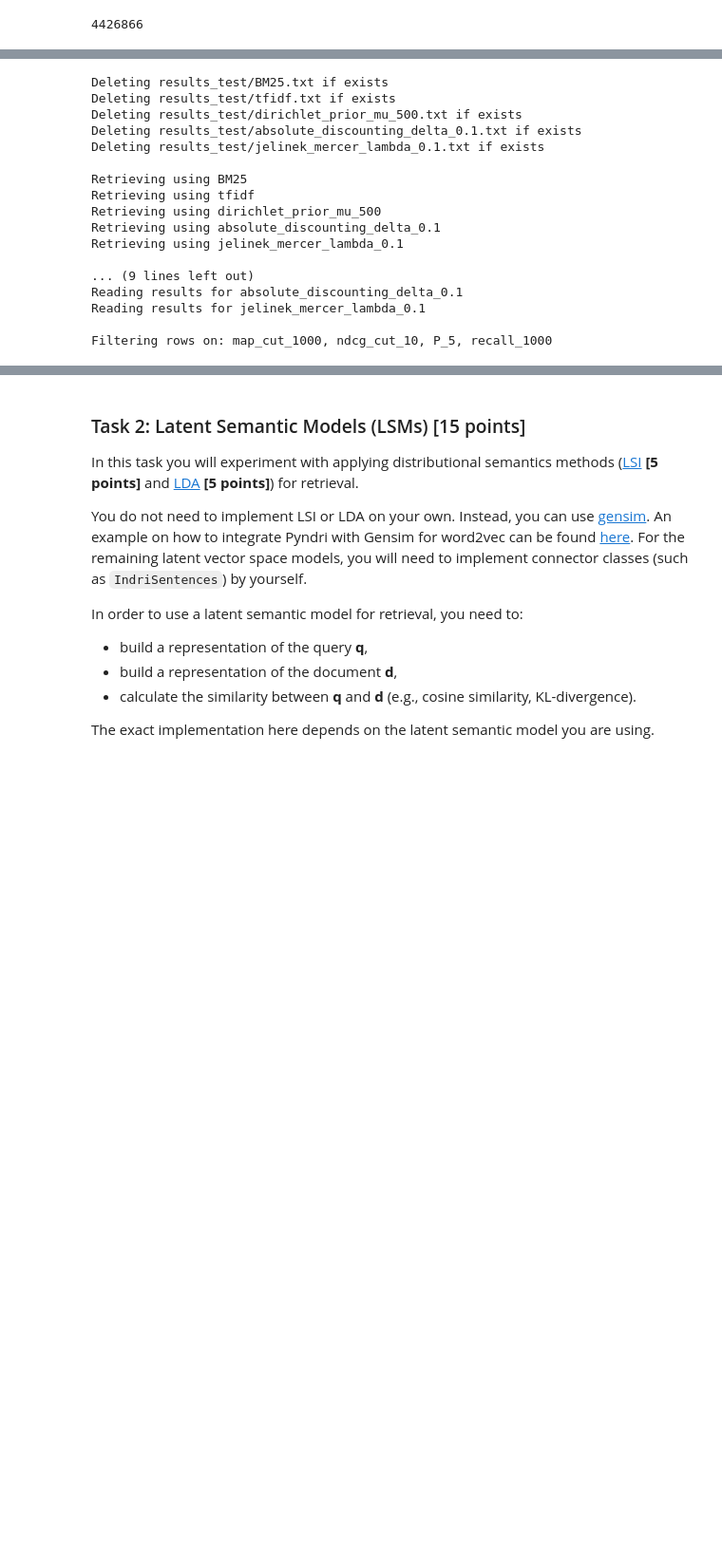
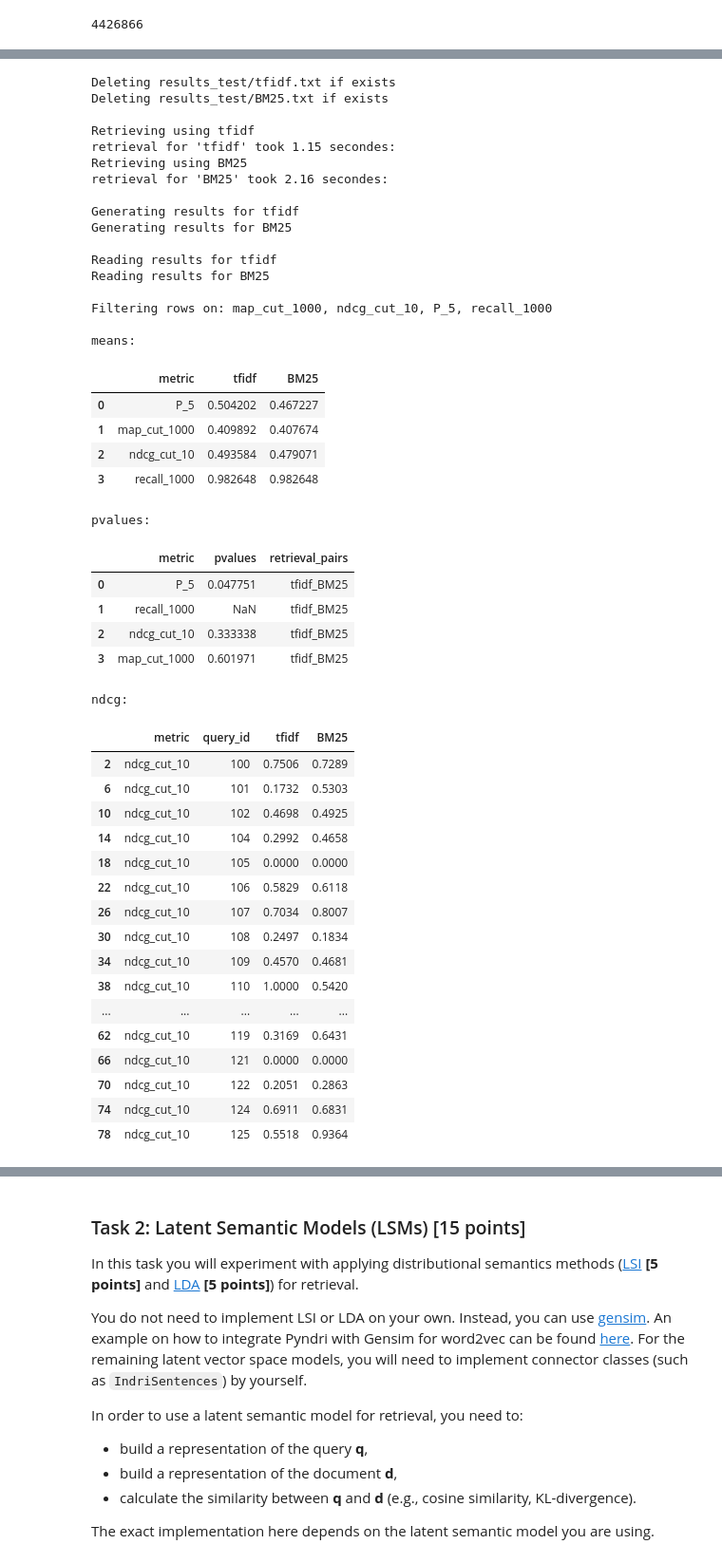
Before and after one commit to MichelleAppel/IR2, a Jupyter notebook: assignment.ipynb, the cells around one changed output, grey strips where cells are left out. Shown at 95% size. Drawn from its saved outputs; the diff is of its cells as text; code cells hidden in the pictures; blank space fills up the shorter version.

Commit message:
cleaning up analysis of results

```diff
--- a/assignment.ipynb
+++ b/assignment.ipynb
@@ -863,41 +893,79 @@ df_means
 # %%
 # use these for camparison of metrics
 fpath_qrel_test = './ap_88_89/qrel_test'
 output_dir_test = "results_test"
-result_file_test = "results_test_{0}".format(time.strftime("%m%d%H%M%S"))
+result_file_test = "results_test_{0}.csv".format(time.strftime("%m%d%H%M%S"))
 
 cache_zi_gaussian_50 = {}
 retrieval_models = {
     'tfidf' : tfidf,
     'BM25': BM25,
-    'jelinek_mercer_lambda_0.5' : lambda x,y : jelinek_mercer(x, y, 0.5),
-    'dirichlet_prior_mu_500' : lambda x,y : dirichlet_prior(x, y, 500),
-    'absolute_discounting_delta_0.1' : lambda x,y : absolute_discounting(x, y, 0.1),
+#     'jelinek_mercer_lambda_0.5' : lambda x,y : jelinek_mercer(x, y, 0.5),
+#     'dirichlet_prior_mu_500' : lambda x,y : dirichlet_prior(x, y, 500),
+#     'absolute_discounting_delta_0.1' : lambda x,y : absolute_discounting(x, y, 0.1),
 #    'plm' : lambda x,y :positional_language_model(x,y, inverted_index_positions, gaussian_kernel, cache_zi_gaussian_50)
 }
 
 metrics = [ 'map_cut_1000', 'ndcg_cut_10', 'P_5', 'recall_1000' ]
 
-retrieval_model_names = list(retrieval_models.keys())
+clean_evaluation_results(retrieval_models, output_dirs=[output_dir_test])
 
-clean_evaluation_results(retrieval_models, output_dirs=[output_dir_test])
-df_results_test = generate_evaluation_results(
+generate_evaluation_results(
     retrieval_models, metrics, fpath_qrel_test, output_dir_test, result_file_test)
+
+df_results, df_means, df_pvalues = analyze_evaluation_results(result_file_test)
+
+print()
+print('means: ')
+display(df_means)
+print('pvalues: ')
+display(df_pvalues)
+print('ndcg: ')
+display(df_results[df_results['metric'] == 'ndcg_cut_10'].head(20))
 # %% [output]
+Deleting results_test/tfidf.txt if exists
 Deleting results_test/BM25.txt if exists
-Deleting results_test/tfidf.txt if exists
-Deleting results_test/dirichlet_prior_mu_500.txt if exists
-Deleting results_test/absolute_discounting_delta_0.1.txt if exists
-Deleting results_test/jelinek_mercer_lambda_0.1.txt if exists
 
+Retrieving using tfidf
+retrieval for 'tfidf' took 1.15 secondes:
 Retrieving using BM25
-Retrieving using tfidf
-Retrieving using dirichlet_prior_mu_500
-Retrieving using absolute_discounting_delta_0.1
-Retrieving using jelinek_mercer_lambda_0.1
+retrieval for 'BM25' took 2.16 secondes:
 
-... (9 lines left out)
-Reading results for absolute_discounting_delta_0.1
-Reading results for jelinek_mercer_lambda_0.1
+Generating results for tfidf
+Generating results for BM25
+
+Reading results for tfidf
+Reading results for BM25
 
 Filtering rows on: map_cut_1000, ndcg_cut_10, P_5, recall_1000
+
+means:
+|  | metric | tfidf | BM25 |
+| 0 | P_5 | 0.504202 | 0.467227 |
+| 1 | map_cut_1000 | 0.409892 | 0.407674 |
+| 2 | ndcg_cut_10 | 0.493584 | 0.479071 |
+| 3 | recall_1000 | 0.982648 | 0.982648 |
+pvalues:
+|  | metric | pvalues | retrieval_pairs |
+| 0 | P_5 | 0.047751 | tfidf_BM25 |
+| 1 | recall_1000 | NaN | tfidf_BM25 |
+| 2 | ndcg_cut_10 | 0.333338 | tfidf_BM25 |
+| 3 | map_cut_1000 | 0.601971 | tfidf_BM25 |
+ndcg:
+|  | metric | query_id | tfidf | BM25 |
+| 2 | ndcg_cut_10 | 100 | 0.7506 | 0.7289 |
+| 6 | ndcg_cut_10 | 101 | 0.1732 | 0.5303 |
+| 10 | ndcg_cut_10 | 102 | 0.4698 | 0.4925 |
+| 14 | ndcg_cut_10 | 104 | 0.2992 | 0.4658 |
+| 18 | ndcg_cut_10 | 105 | 0.0000 | 0.0000 |
+| 22 | ndcg_cut_10 | 106 | 0.5829 | 0.6118 |
+| 26 | ndcg_cut_10 | 107 | 0.7034 | 0.8007 |
+| 30 | ndcg_cut_10 | 108 | 0.2497 | 0.1834 |
+| 34 | ndcg_cut_10 | 109 | 0.4570 | 0.4681 |
+| 38 | ndcg_cut_10 | 110 | 1.0000 | 0.5420 |
+| ... | ... | ... | ... | ... |
+| 62 | ndcg_cut_10 | 119 | 0.3169 | 0.6431 |
+| 66 | ndcg_cut_10 | 121 | 0.0000 | 0.0000 |
+| 70 | ndcg_cut_10 | 122 | 0.2051 | 0.2863 |
+| 74 | ndcg_cut_10 | 124 | 0.6911 | 0.6831 |
+| 78 | ndcg_cut_10 | 125 | 0.5518 | 0.9364 |
```
Also changed, not shown: parts of 15 cells of this notebook, 1 other file.
